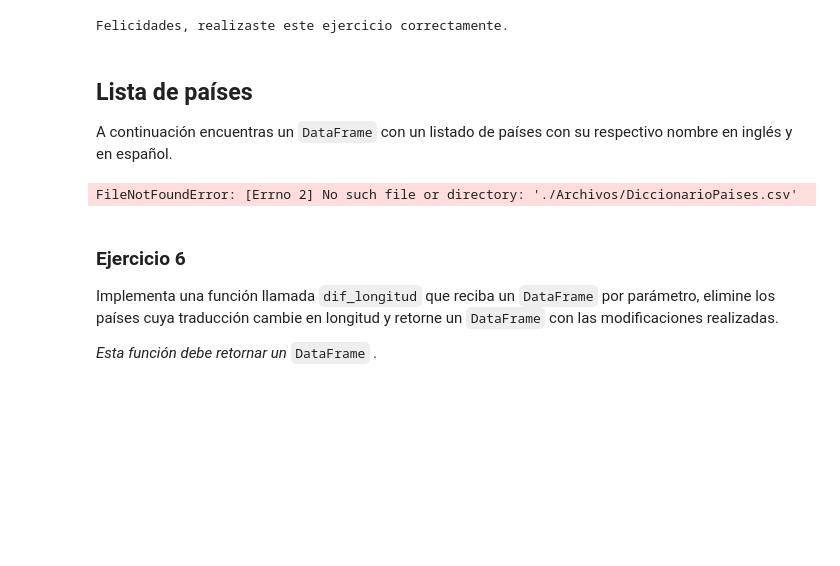
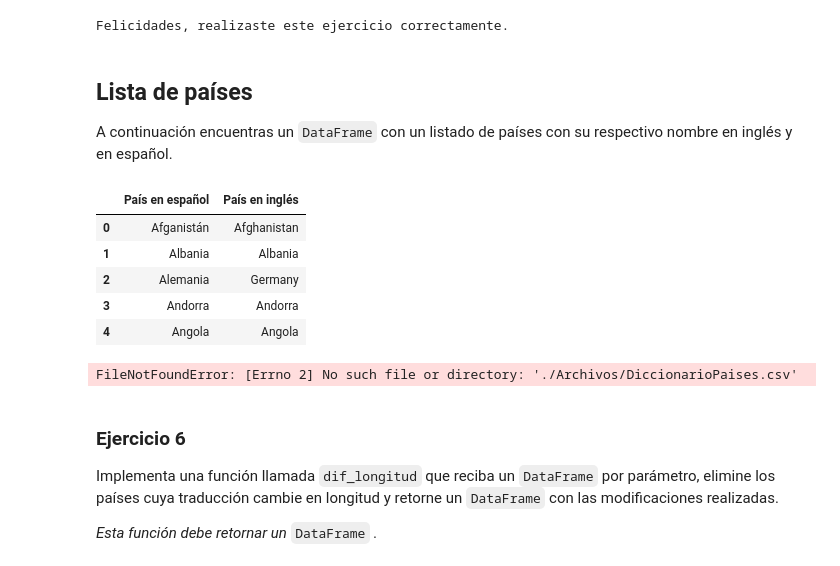
Before and after one commit to aariza11/MIIA_estudiante_3, a Jupyter notebook: Talleres/Taller_5_3.ipynb, the cells around one changed output. Saved outputs shown, nothing was run; the diff lists cells and outputs as text; code cells hidden in the pictures; blank space fills up the shorter version.

```diff
--- a/Talleres/Taller_5_3.ipynb
+++ b/Talleres/Taller_5_3.ipynb
@@ -410,6 +410,16 @@ Felicidades, realizaste este ejercicio correctamente.
 ## Lista de países
 
 A continuación encuentras un `DataFrame` con un listado de países con su respectivo nombre en inglés y en español.
+# %%
+paises = pd.read_csv("C:/Users/lucia/Desktop/ /Maestria/Herramientas computacionales para el analisis de datos/HCAD-main/S3 - Librerias para manejo de datos/S3.TA1/Archivos/DiccionarioPaises.csv", encoding = "UTF-8", delimiter = ";")
+paises.head()
+# %% [output]
+|  | País en español | País en inglés |
+| 0 | Afganistán | Afghanistan |
+| 1 | Albania | Albania |
+| 2 | Alemania | Germany |
+| 3 | Andorra | Andorra |
+| 4 | Angola | Angola |
 # %%
 # Esta celda no es modificable.
 
```
Also changed, not shown: parts of 8 cells of this notebook.
